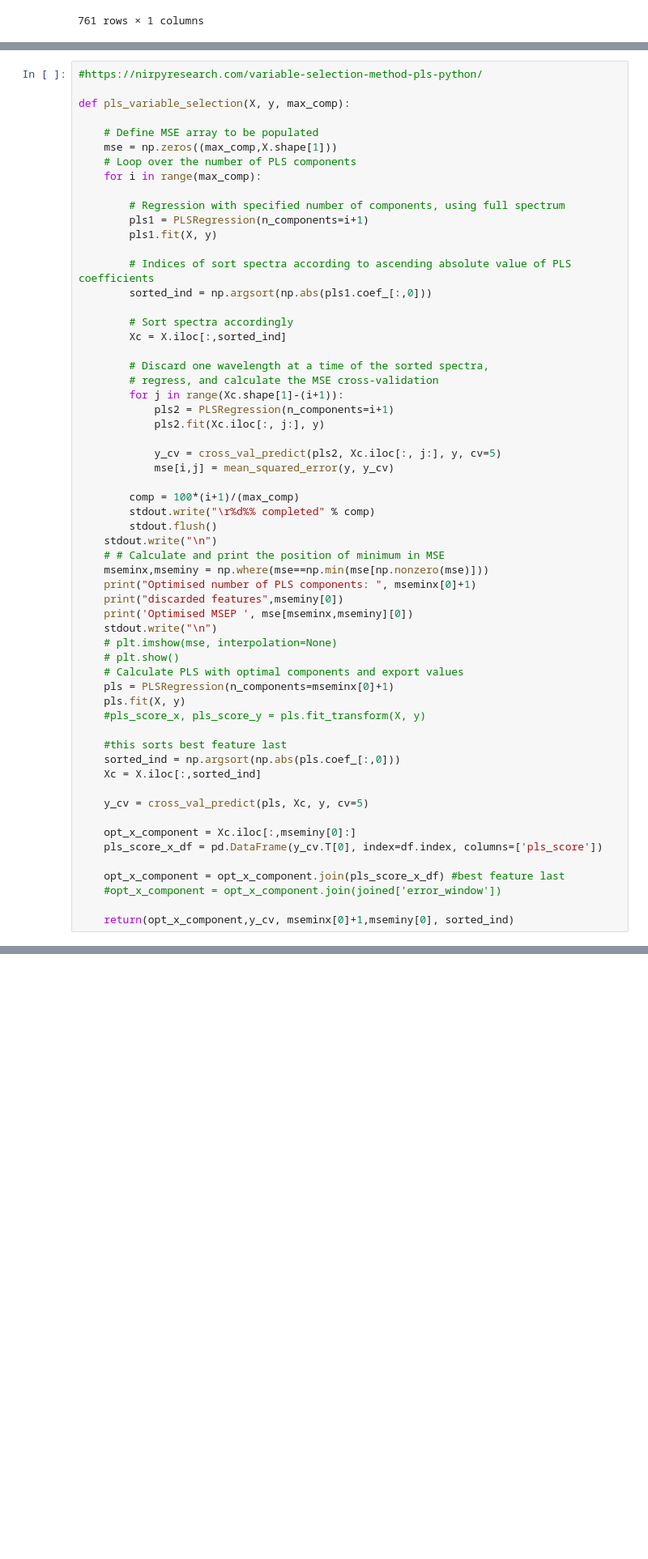
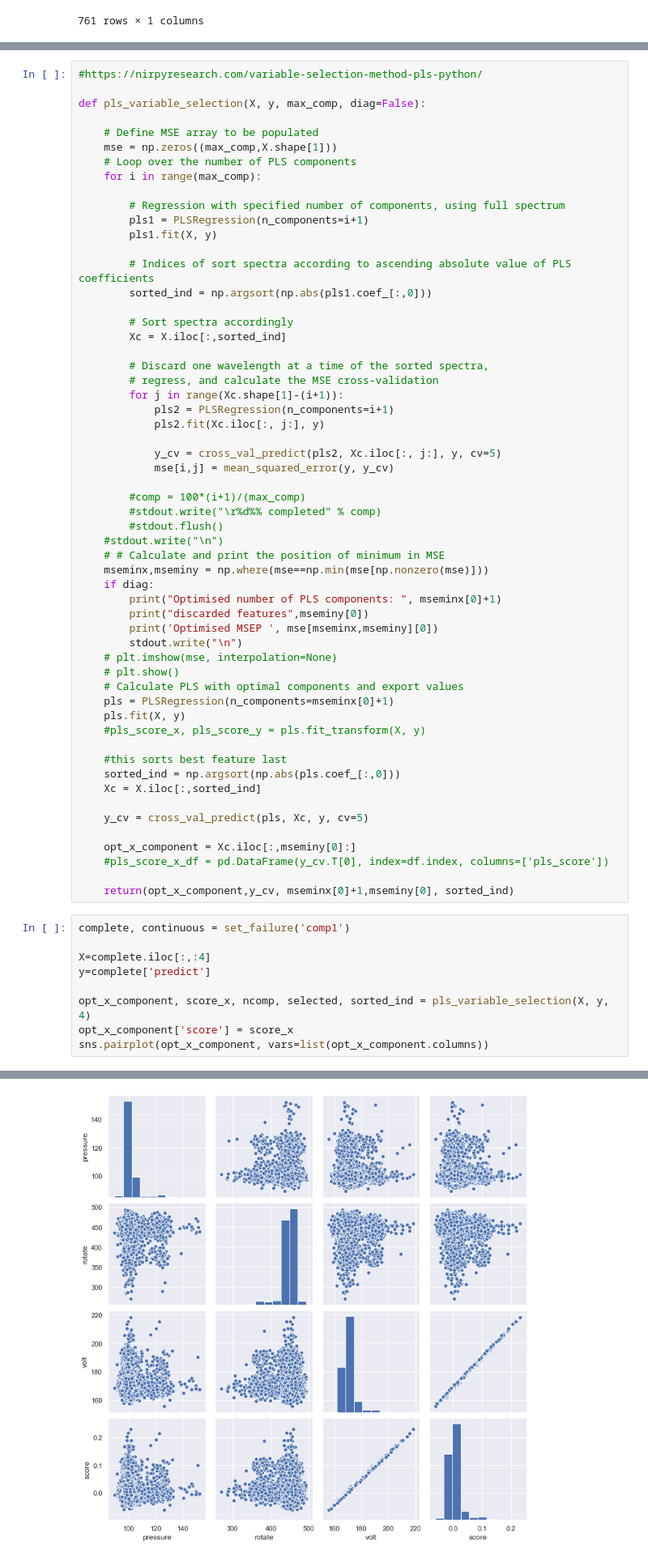
Before and after one commit to jd0g/CSU-Capstone, a Jupyter notebook: MIS581 Capstone Data Analysis.ipynb, the cells around one changed output, grey strips where cells are left out. Shown: that part at 81% size. Cells and saved outputs as stored; diff of their text form; blank space fills up the shorter version.

```diff
--- a/MIS581 Capstone Data Analysis.ipynb
+++ b/MIS581 Capstone Data Analysis.ipynb
@@ -508,7 +364,7 @@ sns.barplot(x="pls_coef", y="feature", data=pls_coef_plot)
 # %%
 #https://nirpyresearch.com/variable-selection-method-pls-python/
 
-def pls_variable_selection(X, y, max_comp):
+def pls_variable_selection(X, y, max_comp, diag=False):
 
     # Define MSE array to be populated
     mse = np.zeros((max_comp,X.shape[1]))
@@ -534,16 +390,17 @@ def pls_variable_selection(X, y, max_comp):
             y_cv = cross_val_predict(pls2, Xc.iloc[:, j:], y, cv=5)
             mse[i,j] = mean_squared_error(y, y_cv)
 
-        comp = 100*(i+1)/(max_comp)
-        stdout.write("\r%d%% completed" % comp)
-        stdout.flush()
-    stdout.write("\n")
+        #comp = 100*(i+1)/(max_comp)
+        #stdout.write("\r%d%% completed" % comp)
+        #stdout.flush()
+    #stdout.write("\n")
     # # Calculate and print the position of minimum in MSE
     mseminx,mseminy = np.where(mse==np.min(mse[np.nonzero(mse)]))
-    print("Optimised number of PLS components: ", mseminx[0]+1)
-    print("discarded features",mseminy[0])
-    print('Optimised MSEP ', mse[mseminx,mseminy][0])
-    stdout.write("\n")
+    if diag:
+        print("Optimised number of PLS components: ", mseminx[0]+1)
+        print("discarded features",mseminy[0])
+        print('Optimised MSEP ', mse[mseminx,mseminy][0])
+        stdout.write("\n")
     # plt.imshow(mse, interpolation=None)
     # plt.show()
     # Calculate PLS with optimal components and export values
@@ -558,9 +415,16 @@ def pls_variable_selection(X, y, max_comp):
     y_cv = cross_val_predict(pls, Xc, y, cv=5)
 
     opt_x_component = Xc.iloc[:,mseminy[0]:]
-    pls_score_x_df = pd.DataFrame(y_cv.T[0], index=df.index, columns=['pls_score'])
-
-    opt_x_component = opt_x_component.join(pls_score_x_df) #best feature last
-    #opt_x_component = opt_x_component.join(joined['error_window'])
+    #pls_score_x_df = pd.DataFrame(y_cv.T[0], index=df.index, columns=['pls_score'])
 
     return(opt_x_component,y_cv, mseminx[0]+1,mseminy[0], sorted_ind)
+# %%
+complete, continuous = set_failure('comp1')
+
+X=complete.iloc[:,:4]
+y=complete['predict']
+
+opt_x_component, score_x, ncomp, selected, sorted_ind = pls_variable_selection(X, y, 4)
+opt_x_component['score'] = score_x
+sns.pairplot(opt_x_component, vars=list(opt_x_component.columns))
+# %% [output]
@@ -567 +436,2 @@ def pls_variable_selection(X, y, max_comp):
+[figure, added]
 # %%
```
Also changed, not shown: parts of 38 cells of this notebook.
